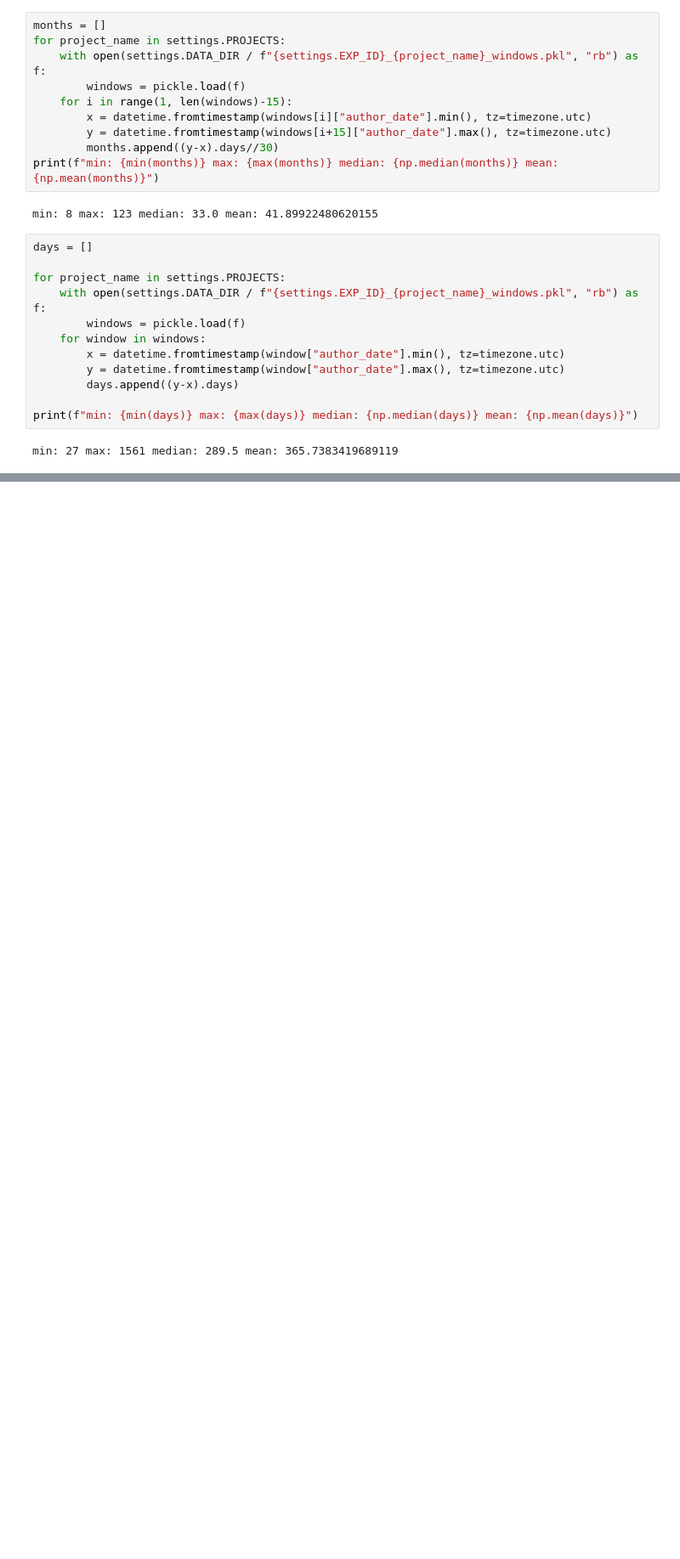
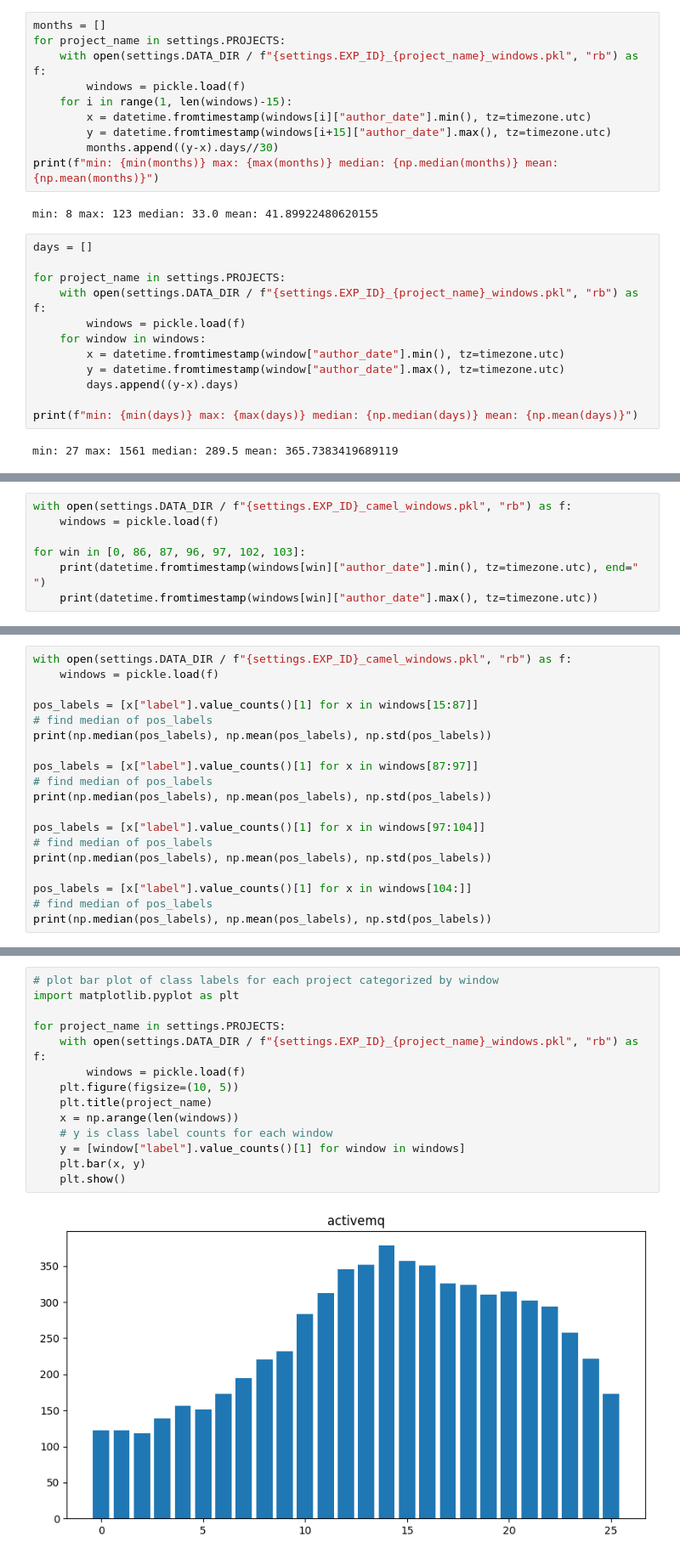
Before and after one commit to SAILResearch/replication-23-harsh-model_recycling, a Jupyter notebook: time-windows.ipynb, the cells around one changed output, grey strips where cells are left out. Shown: that part at 85% size. Saved outputs shown, nothing was run; the diff lists cells and outputs as text; blank space fills up the shorter version.

```diff
--- a/time-windows.ipynb
+++ b/time-windows.ipynb
@@ -78,0 +94,7 @@ min: 27 max: 1561 median: 289.5 mean: 365.7383419689119
+# %%
+with open(settings.DATA_DIR / f"{settings.EXP_ID}_camel_windows.pkl", "rb") as f:
+    windows = pickle.load(f)
+
+for win in [0, 86, 87, 96, 97, 102, 103]:
+    print(datetime.fromtimestamp(windows[win]["author_date"].min(), tz=timezone.utc), end=" ")
+    print(datetime.fromtimestamp(windows[win]["author_date"].max(), tz=timezone.utc))
@@ -78,0 +109,19 @@ min: 27 max: 1561 median: 289.5 mean: 365.7383419689119
+# %%
+with open(settings.DATA_DIR / f"{settings.EXP_ID}_camel_windows.pkl", "rb") as f:
+    windows = pickle.load(f)
+
+pos_labels = [x["label"].value_counts()[1] for x in windows[15:87]]
+# find median of pos_labels
+print(np.median(pos_labels), np.mean(pos_labels), np.std(pos_labels))
+
+pos_labels = [x["label"].value_counts()[1] for x in windows[87:97]]
+# find median of pos_labels
+print(np.median(pos_labels), np.mean(pos_labels), np.std(pos_labels))
+
+pos_labels = [x["label"].value_counts()[1] for x in windows[97:104]]
+# find median of pos_labels
+print(np.median(pos_labels), np.mean(pos_labels), np.std(pos_labels))
+
+pos_labels = [x["label"].value_counts()[1] for x in windows[104:]]
+# find median of pos_labels
+print(np.median(pos_labels), np.mean(pos_labels), np.std(pos_labels))
@@ -78,0 +133,16 @@ min: 27 max: 1561 median: 289.5 mean: 365.7383419689119
+# %%
+# plot bar plot of class labels for each project categorized by window
+import matplotlib.pyplot as plt
+
+for project_name in settings.PROJECTS:
+    with open(settings.DATA_DIR / f"{settings.EXP_ID}_{project_name}_windows.pkl", "rb") as f:
+        windows = pickle.load(f)
+    plt.figure(figsize=(10, 5))
+    plt.title(project_name)
+    x = np.arange(len(windows))
+    # y is class label counts for each window
+    y = [window["label"].value_counts()[1] for window in windows]
+    plt.bar(x, y)
+    plt.show()
+# %% [output]
+[figure, added]
```
Also changed, not shown: parts of 8 cells of this notebook, 3 other files.
